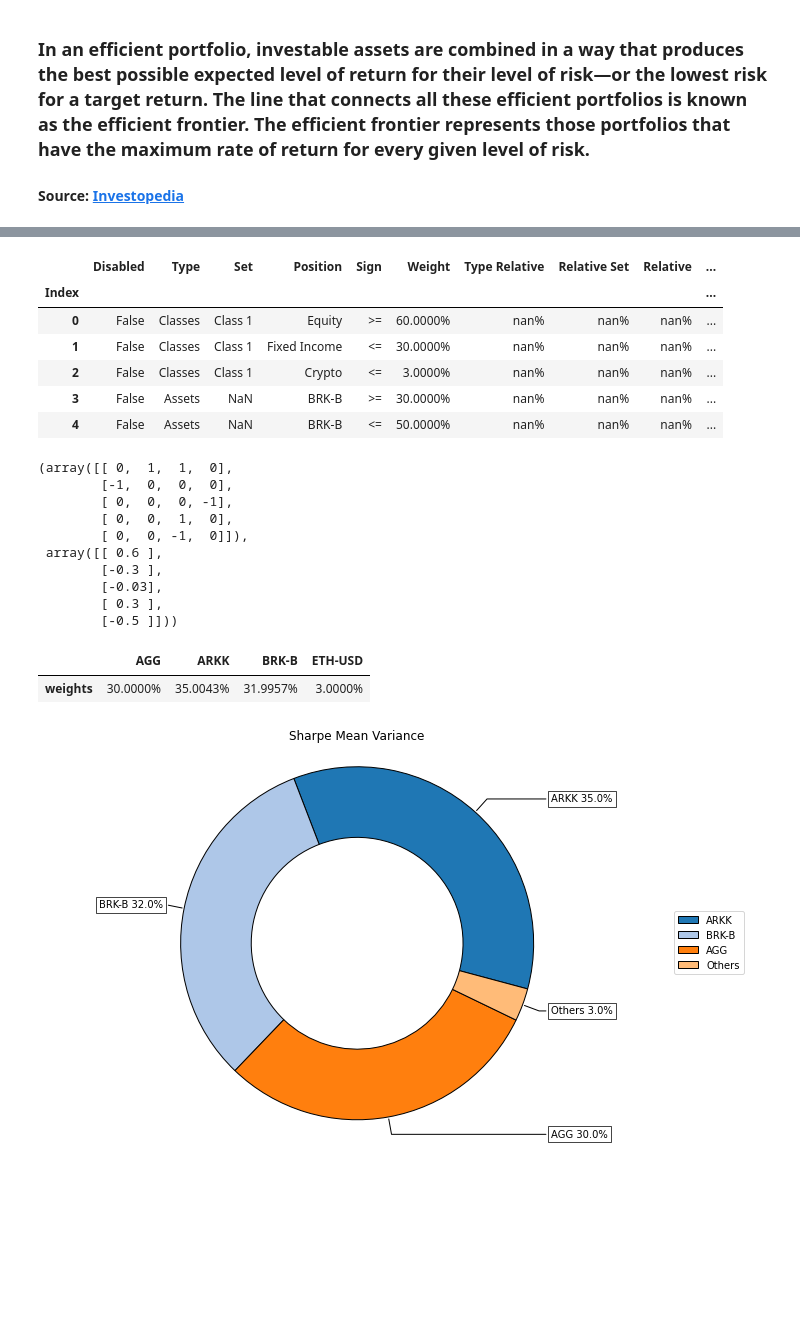
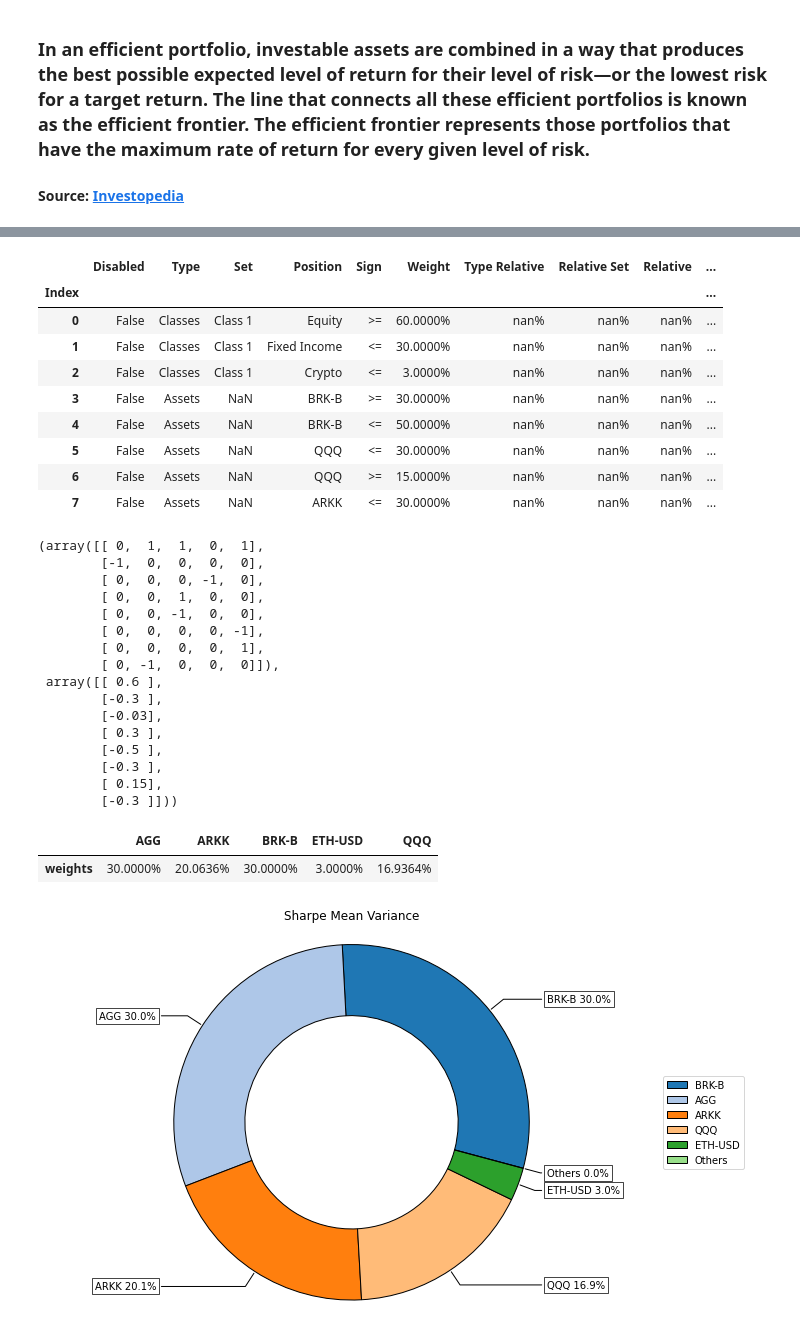
Before and after one commit to dbogatic/portfolio_optimization, a Jupyter notebook: riskfolio_optimizer.ipynb, the cells around one changed output, grey strips where cells are left out. Cells and saved outputs as stored; diff of their text form; code cells hidden in the pictures; blank space fills up the shorter version.

```diff
--- a/riskfolio_optimizer.ipynb
+++ b/riskfolio_optimizer.ipynb
@@ -35,7 +35,7 @@ start = '2016-01-01'
 end = '2021-08-16'
 # %%
 # Select asset tickers
-assets = ['BRK-B','ARKK','AGG','ETH-USD']
+assets = ['BRK-B','ARKK','AGG','ETH-USD','QQQ']
 assets.sort()
 # %%
 # Downloading data from yfinance
@@ -60,7 +60,7 @@ display(Y.head())
 # %%
 # Create constraints (you can create more detailed constraints - see example codes)
-asset_classes = {'Assets': ['AGG', 'ARKK', 'BRK-B', 'ETH-USD'],
-                 'Class 1': ['Fixed Income', 'Equity', 'Equity', 'Crypto'],
+asset_classes = {'Assets': ['AGG', 'ARKK', 'BRK-B', 'ETH-USD','QQQ'],
+                 'Class 1': ['Fixed Income', 'Equity', 'Equity', 'Crypto','Equity'],
                 }
 asset_classes = pd.DataFrame(asset_classes)
 constraints = pd.read_excel('/Users/draganbogatic/Documents/Fin_Tech/portfolio_optimization/resources/constraints.xls',  index_col='Index')
@@ -73,20 +73,29 @@ constraints
 | 2 | False | Classes | Class 1 | Crypto | <= | 3.0000% | nan% | nan% | nan% | ... |
 | 3 | False | Assets | NaN | BRK-B | >= | 30.0000% | nan% | nan% | nan% | ... |
 | 4 | False | Assets | NaN | BRK-B | <= | 50.0000% | nan% | nan% | nan% | ... |
+| 5 | False | Assets | NaN | QQQ | <= | 30.0000% | nan% | nan% | nan% | ... |
+| 6 | False | Assets | NaN | QQQ | >= | 15.0000% | nan% | nan% | nan% | ... |
+| 7 | False | Assets | NaN | ARKK | <= | 30.0000% | nan% | nan% | nan% | ... |
 # %%
 A, B = cf.assets_constraints(constraints, asset_classes)
 A,B
 # %% [output]
-(array([[ 0,  1,  1,  0],
-        [-1,  0,  0,  0],
-        [ 0,  0,  0, -1],
-        [ 0,  0,  1,  0],
-        [ 0,  0, -1,  0]]),
+(array([[ 0,  1,  1,  0,  1],
+        [-1,  0,  0,  0,  0],
+        [ 0,  0,  0, -1,  0],
+        [ 0,  0,  1,  0,  0],
+        [ 0,  0, -1,  0,  0],
+        [ 0,  0,  0,  0, -1],
+        [ 0,  0,  0,  0,  1],
+        [ 0, -1,  0,  0,  0]]),
  array([[ 0.6 ],
         [-0.3 ],
         [-0.03],
         [ 0.3 ],
-        [-0.5 ]]))
+        [-0.5 ],
+        [-0.3 ],
+        [ 0.15],
+        [-0.3 ]]))
 # %%
 # Building the portfolio object
 port = pf.Portfolio(returns=Y)
@@ -115,13 +124,13 @@ w = port.optimization(model=model, rm=rm, obj=obj, rf=rf, l=l, hist=hist)
 
 display(w.T)
 # %% [output]
-|  | AGG | ARKK | BRK-B | ETH-USD |
-| weights | 30.0000% | 35.0043% | 31.9957% | 3.0000% |
+|  | AGG | ARKK | BRK-B | ETH-USD | QQQ |
+| weights | 30.0000% | 20.0636% | 30.0000% | 3.0000% | 16.9364% |
 # %%
 # Plotting the composition of the portfolio
-ax = plf.plot_pie(w=w, title='Sharpe Mean Variance', others=0.05, nrow=25, cmap = "tab20", height=6, width=10, ax=None)
+ax = plf.plot_pie(w=w, title='Sharpe Mean Variance', others=0.02, nrow=25, cmap = "tab20", height=6, width=10, ax=None)
 # %% [output]
-[figure, old version]
+[figure, new version]
 # %%
 points = 50 # Number of points of the frontier
 
```
Also changed, not shown: parts of 10 cells of this notebook, 5 other files.
